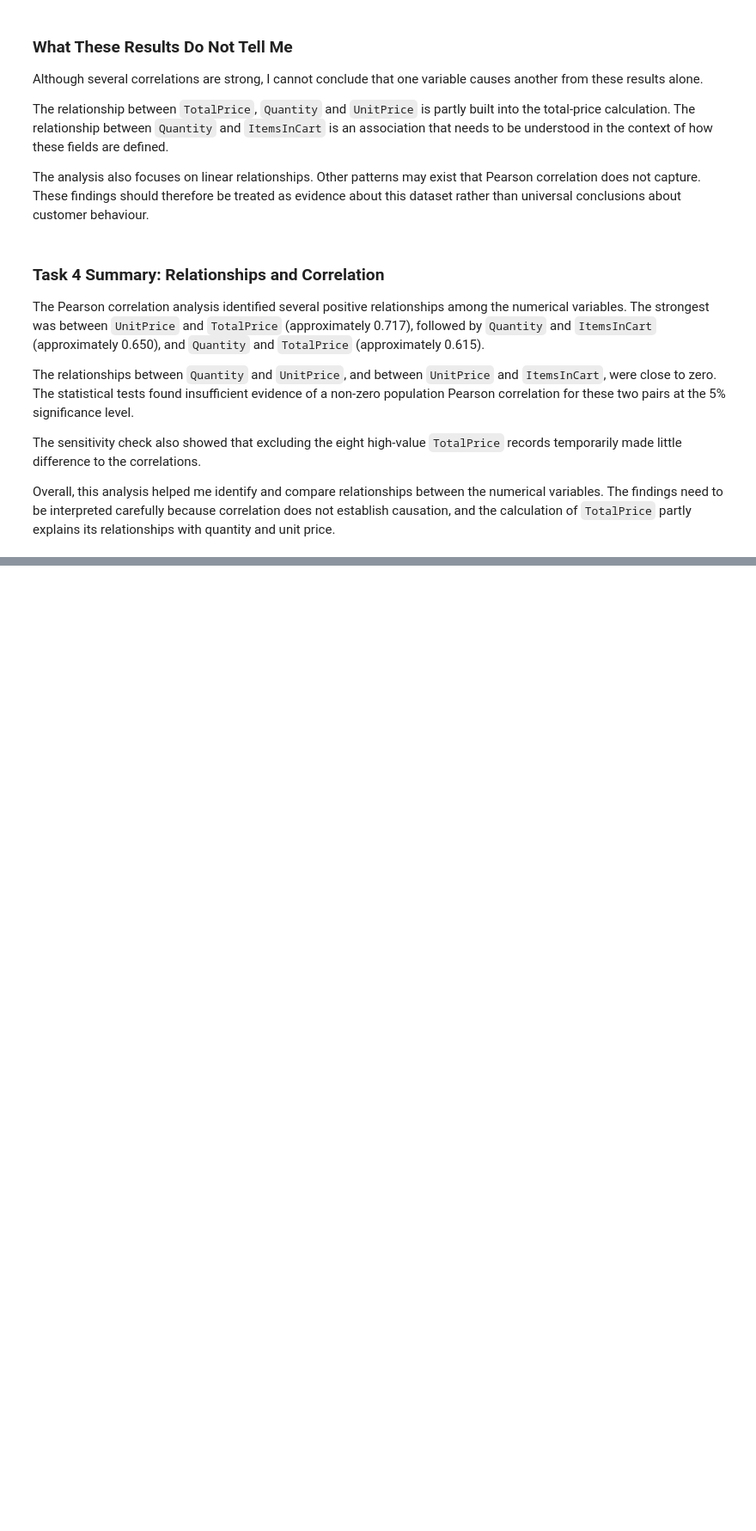
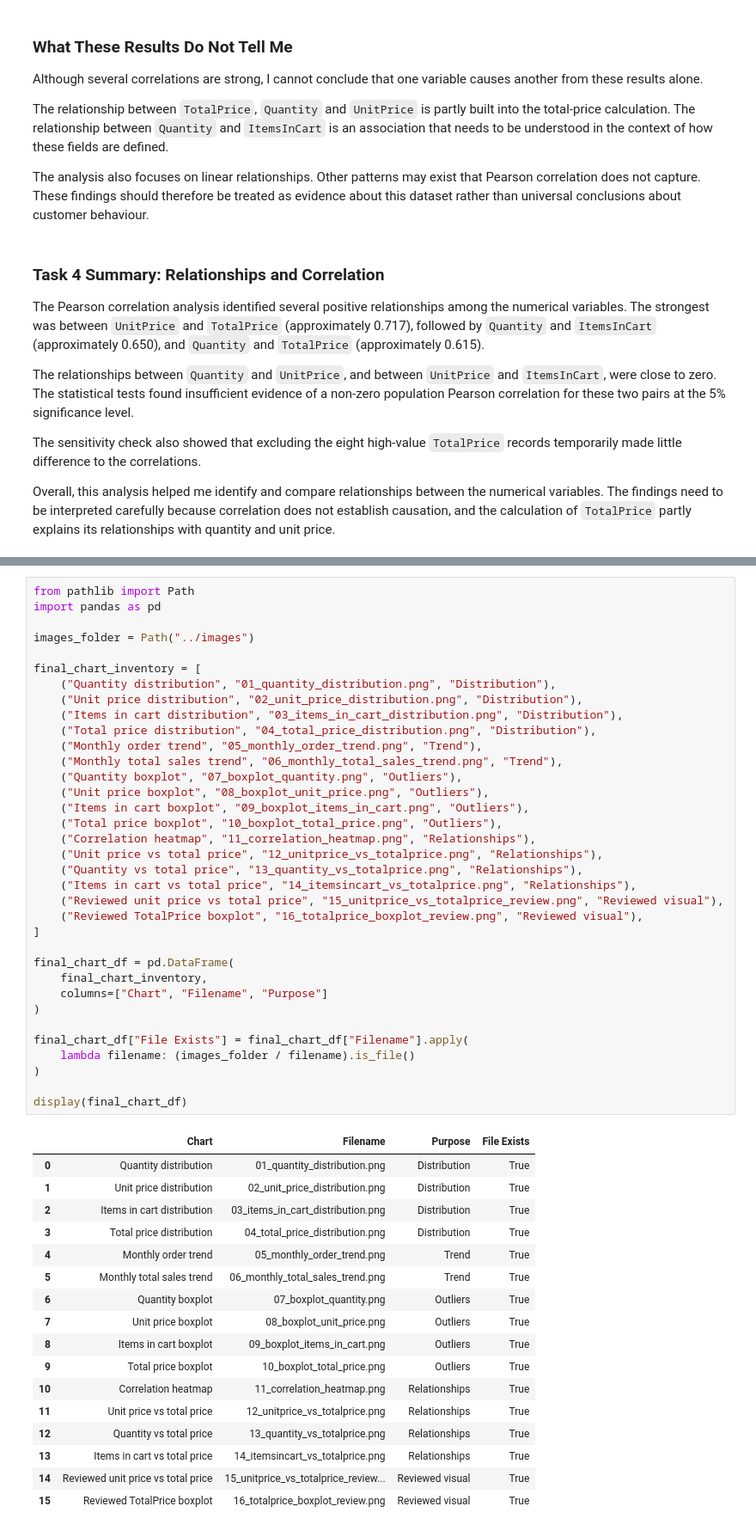
Before and after one commit to francisparwez/exploratory-data-analysis, a Jupyter notebook: notebooks/exploratory_data_analysis.ipynb, the cells around one changed output, grey strips where cells are left out. Shown at 86% size. Saved outputs shown, nothing was run; the diff lists cells and outputs as text; blank space fills up the shorter version.

```diff
--- a/notebooks/exploratory_data_analysis.ipynb
+++ b/notebooks/exploratory_data_analysis.ipynb
@@ -2366,0 +3182,53 @@ Overall, this analysis helped me identify and compare relationships between the
+# %%
+from pathlib import Path
+import pandas as pd
+
+images_folder = Path("../images")
+
+final_chart_inventory = [
+    ("Quantity distribution", "01_quantity_distribution.png", "Distribution"),
+    ("Unit price distribution", "02_unit_price_distribution.png", "Distribution"),
+    ("Items in cart distribution", "03_items_in_cart_distribution.png", "Distribution"),
+    ("Total price distribution", "04_total_price_distribution.png", "Distribution"),
+    ("Monthly order trend", "05_monthly_order_trend.png", "Trend"),
+    ("Monthly total sales trend", "06_monthly_total_sales_trend.png", "Trend"),
+    ("Quantity boxplot", "07_boxplot_quantity.png", "Outliers"),
+    ("Unit price boxplot", "08_boxplot_unit_price.png", "Outliers"),
+    ("Items in cart boxplot", "09_boxplot_items_in_cart.png", "Outliers"),
+    ("Total price boxplot", "10_boxplot_total_price.png", "Outliers"),
+    ("Correlation heatmap", "11_correlation_heatmap.png", "Relationships"),
+    ("Unit price vs total price", "12_unitprice_vs_totalprice.png", "Relationships"),
+    ("Quantity vs total price", "13_quantity_vs_totalprice.png", "Relationships"),
+    ("Items in cart vs total price", "14_itemsincart_vs_totalprice.png", "Relationships"),
+    ("Reviewed unit price vs total price", "15_unitprice_vs_totalprice_review.png", "Reviewed visual"),
+    ("Reviewed TotalPrice boxplot", "16_totalprice_boxplot_review.png", "Reviewed visual"),
+]
+
+final_chart_df = pd.DataFrame(
+    final_chart_inventory,
+    columns=["Chart", "Filename", "Purpose"]
+)
+
+final_chart_df["File Exists"] = final_chart_df["Filename"].apply(
+    lambda filename: (images_folder / filename).is_file()
+)
+
+display(final_chart_df)
+# %% [output]
+|  | Chart | Filename | Purpose | File Exists |
+| 0 | Quantity distribution | 01_quantity_distribution.png | Distribution | True |
+| 1 | Unit price distribution | 02_unit_price_distribution.png | Distribution | True |
+| 2 | Items in cart distribution | 03_items_in_cart_distribution.png | Distribution | True |
+| 3 | Total price distribution | 04_total_price_distribution.png | Distribution | True |
+| 4 | Monthly order trend | 05_monthly_order_trend.png | Trend | True |
+| 5 | Monthly total sales trend | 06_monthly_total_sales_trend.png | Trend | True |
+| 6 | Quantity boxplot | 07_boxplot_quantity.png | Outliers | True |
+| 7 | Unit price boxplot | 08_boxplot_unit_price.png | Outliers | True |
+| 8 | Items in cart boxplot | 09_boxplot_items_in_cart.png | Outliers | True |
+| 9 | Total price boxplot | 10_boxplot_total_price.png | Outliers | True |
+| 10 | Correlation heatmap | 11_correlation_heatmap.png | Relationships | True |
+| 11 | Unit price vs total price | 12_unitprice_vs_totalprice.png | Relationships | True |
+| 12 | Quantity vs total price | 13_quantity_vs_totalprice.png | Relationships | True |
+| 13 | Items in cart vs total price | 14_itemsincart_vs_totalprice.png | Relationships | True |
+| 14 | Reviewed unit price vs total price | 15_unitprice_vs_totalprice_review... | Reviewed visual | True |
+| 15 | Reviewed TotalPrice boxplot | 16_totalprice_boxplot_review.png | Reviewed visual | True |
```
Also changed, not shown: parts of 49 cells of this notebook, 9 other files.
